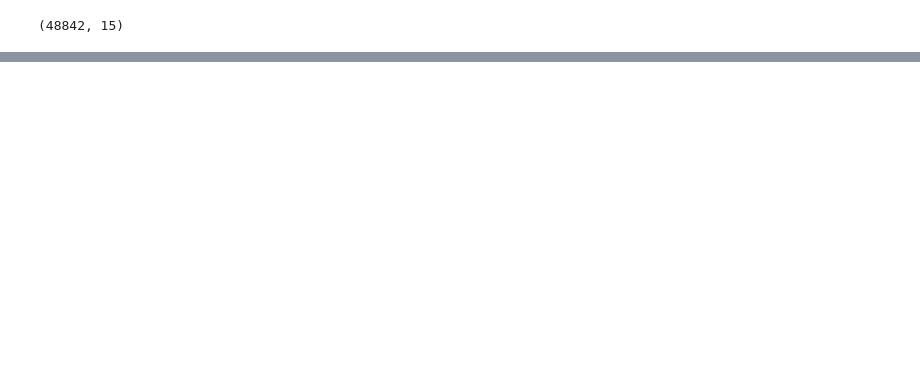
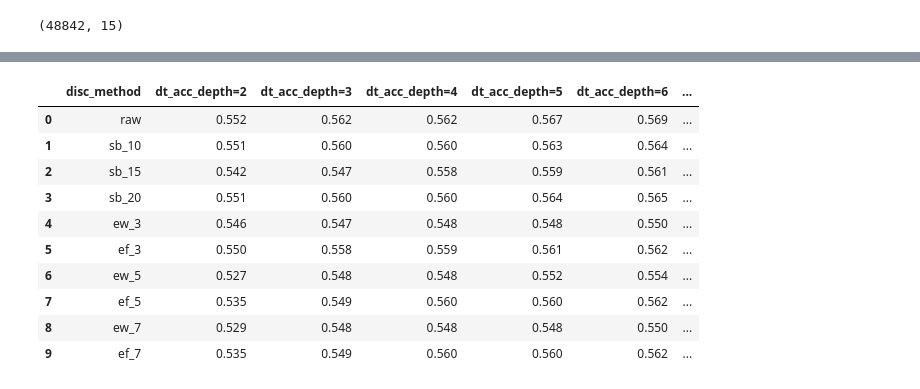
Before and after one commit to Wook0129/semantic_binning, a Jupyter notebook: test_adult.ipynb, the cells around one changed output, grey strips where cells are left out. Drawn from its saved outputs; the diff is of its cells as text; code cells hidden in the pictures; blank space fills up the shorter version.

```diff
--- a/test_adult.ipynb
+++ b/test_adult.ipynb
@@ -80,5 +48,19 @@ Experiemnt Finished !. Result Saved in Exp Instance..
 # %%
 result = exp.get_result()
+# %%
+result
+# %% [output]
+|  | disc_method | dt_acc_depth=2 | dt_acc_depth=3 | dt_acc_depth=4 | dt_acc_depth=5 | dt_acc_depth=6 | ... |
+| 0 | raw | 0.552 | 0.562 | 0.562 | 0.567 | 0.569 | ... |
+| 1 | sb_10 | 0.551 | 0.560 | 0.560 | 0.563 | 0.564 | ... |
+| 2 | sb_15 | 0.542 | 0.547 | 0.558 | 0.559 | 0.561 | ... |
+| 3 | sb_20 | 0.551 | 0.560 | 0.560 | 0.564 | 0.565 | ... |
+| 4 | ew_3 | 0.546 | 0.547 | 0.548 | 0.548 | 0.550 | ... |
+| 5 | ef_3 | 0.550 | 0.558 | 0.559 | 0.561 | 0.562 | ... |
+| 6 | ew_5 | 0.527 | 0.548 | 0.548 | 0.552 | 0.554 | ... |
+| 7 | ef_5 | 0.535 | 0.549 | 0.560 | 0.560 | 0.562 | ... |
+| 8 | ew_7 | 0.529 | 0.548 | 0.548 | 0.548 | 0.550 | ... |
+| 9 | ef_7 | 0.535 | 0.549 | 0.560 | 0.560 | 0.562 | ... |
 # %%
 exp.plot_model_comparison_chart(result)
 # %% [output]
```
Also changed, not shown: parts of 4 cells of this notebook, 10 other files.
